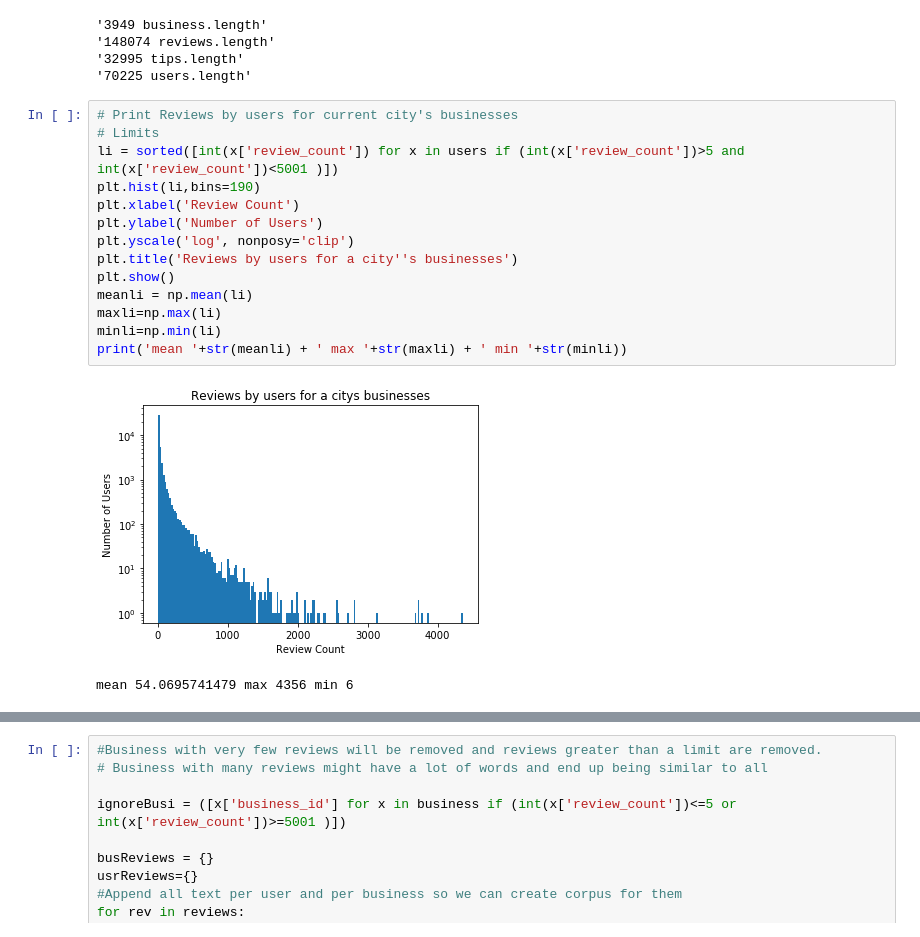
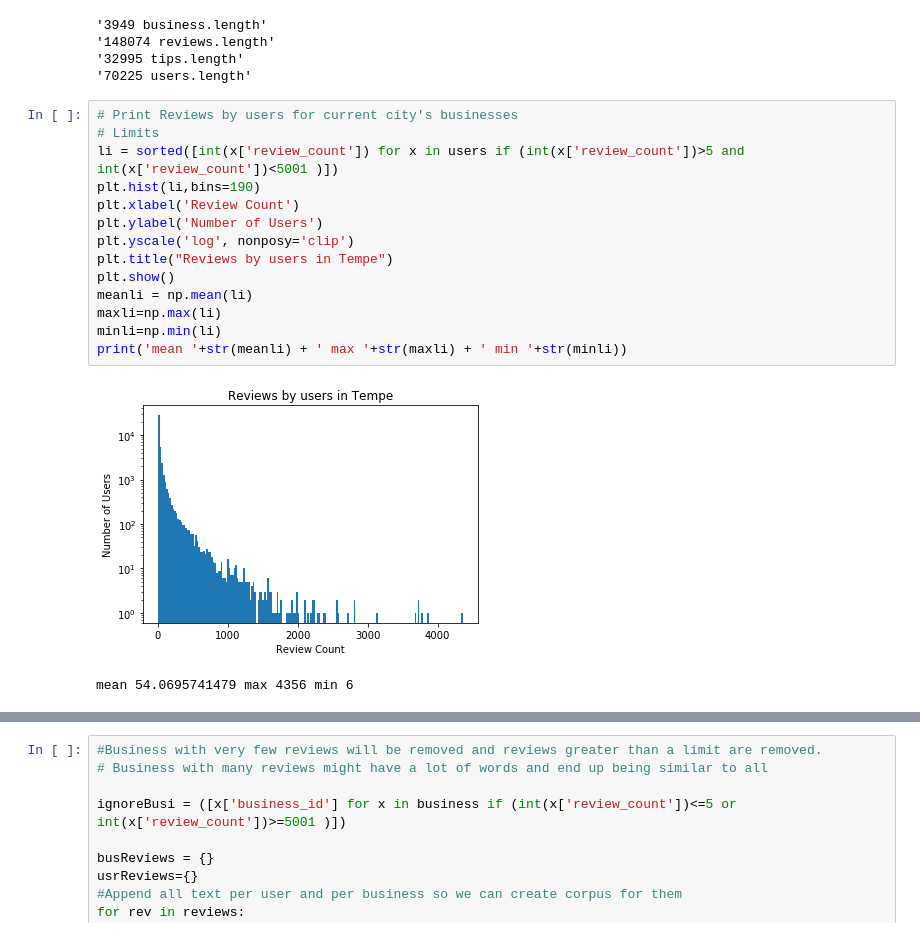
Before and after one commit to anupam-sapre/YelpRecommendation, a Jupyter notebook: ContentBasedRecommendation.ipynb, the cells around one changed output, grey strips where cells are left out. Drawn from its saved outputs; the diff is of its cells as text.

Commit message:
Updated graphs

```diff
--- a/ContentBasedRecommendation.ipynb
+++ b/ContentBasedRecommendation.ipynb
@@ -96,19 +96,19 @@ pprint(str(len(users))+ ' users.length')
 # %%
 # Print Reviews by users for current city's businesses
 # Limits
 li = sorted([int(x['review_count']) for x in users if (int(x['review_count'])>5 and int(x['review_count'])<5001 )])
 plt.hist(li,bins=190)
 plt.xlabel('Review Count')
 plt.ylabel('Number of Users')
 plt.yscale('log', nonposy='clip')
-plt.title('Reviews by users for a city''s businesses')
+plt.title("Reviews by users in Tempe")
 plt.show()
 meanli = np.mean(li)
 maxli=np.max(li)
 minli=np.min(li)
 print('mean '+str(meanli) + ' max '+str(maxli) + ' min '+str(minli))
 # %% [output]
-[figure, old version]
+[figure, new version]
 mean 54.0695741479 max 4356 min 6
 # %%
 #Get business which satisy review count constraints
```
Also changed, not shown: parts of 4 cells of this notebook.
